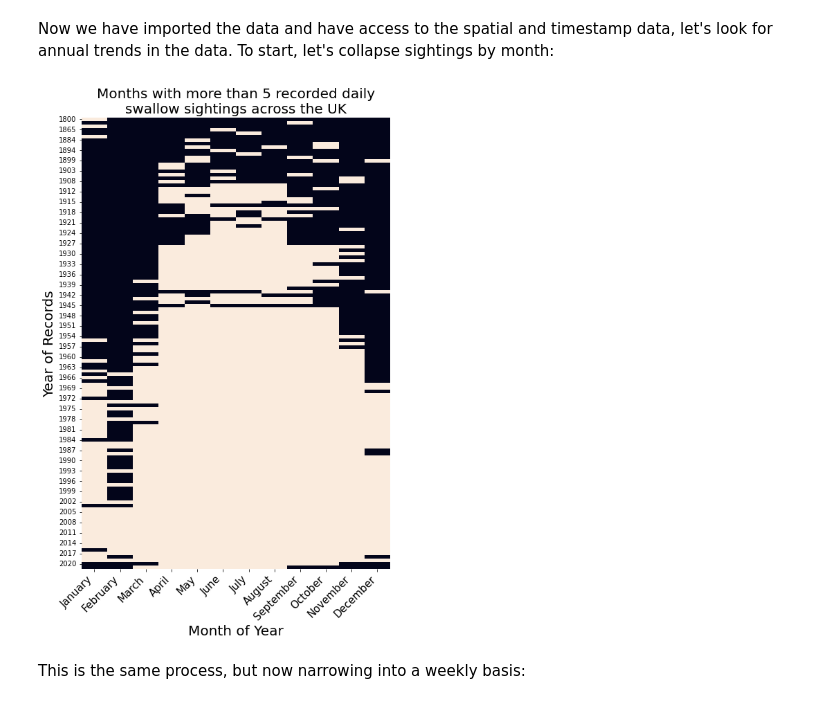
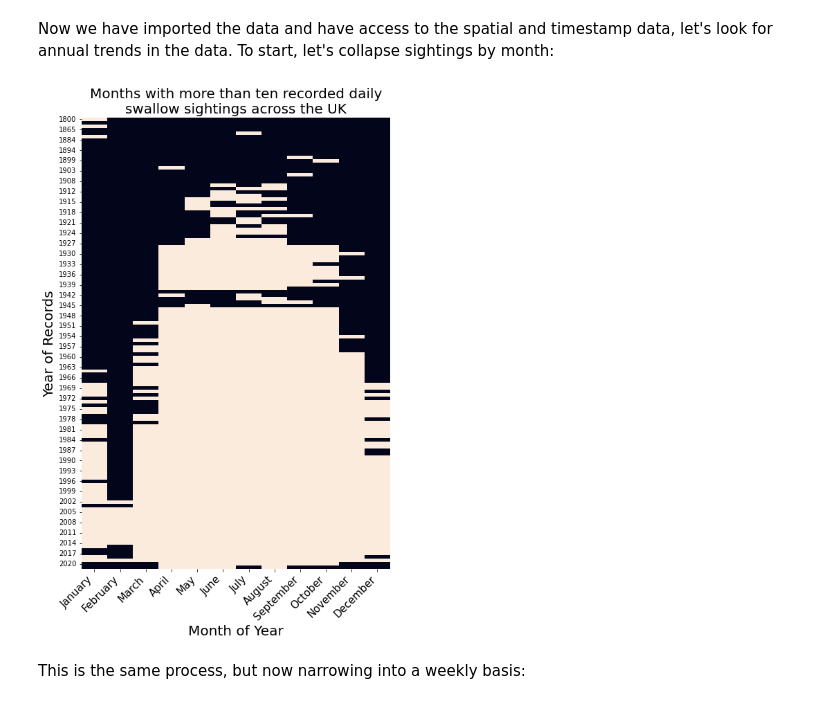
Before and after one commit to apfdomanski/Biodiversity-analysis, a Jupyter notebook: UKswallowMigration.ipynb, the cells around one changed output. Cells and saved outputs as stored; diff of their text form; code cells hidden in the pictures.

```diff
--- a/UKswallowMigration.ipynb
+++ b/UKswallowMigration.ipynb
@@ -197,27 +197,27 @@ Now we have imported the data and have access to the spatial and timestamp data,
 # %%
 # Use pandas' crosstab function to count swallwo sightings by year x month
 data = pd.crosstab(columns=Swallows['month processed'], index=Swallows['year processed'],normalize=False)
 
 # We need to get the month names as column titles instead of 1~12. This is a quick way to do this
 months =  [ datetime.date(1900, x, 1).strftime('%B') for x in np.arange(1,13)]
 data.columns = months
 
 # Plot a  heatmap , with black/white blocks indicating months with less/more than 5 swallow sighings across the UK
 fig = plt.figure(figsize=(8, 12))
-hm  = sns.heatmap(data>5, annot=False,cbar=False)
+hm  = sns.heatmap(data>10, annot=False,cbar=False)
 
 # Tidy the plot up
 plt.ylabel('Year of Records', fontsize=20)
 plt.xlabel('Month of Year', fontsize=20)
 plt.xticks(rotation=45, fontsize=15,ha='right')
 
-plt.title("""Months with more than 5 recorded daily
+plt.title("""Months with more than ten recorded daily
 swallow sightings across the UK""", fontsize=20)
 
 # Save the figure as a .jpeg
 plt.savefig(path_root + '/plot/Year by Month.jpeg', dpi=300)
 # %% [output]
-[figure, old version]
+[figure, new version]
 # %% [markdown]
 This is the same process, but now narrowing into a weekly basis:
 # %%
```
Also changed, not shown: parts of 1 cell of this notebook.
